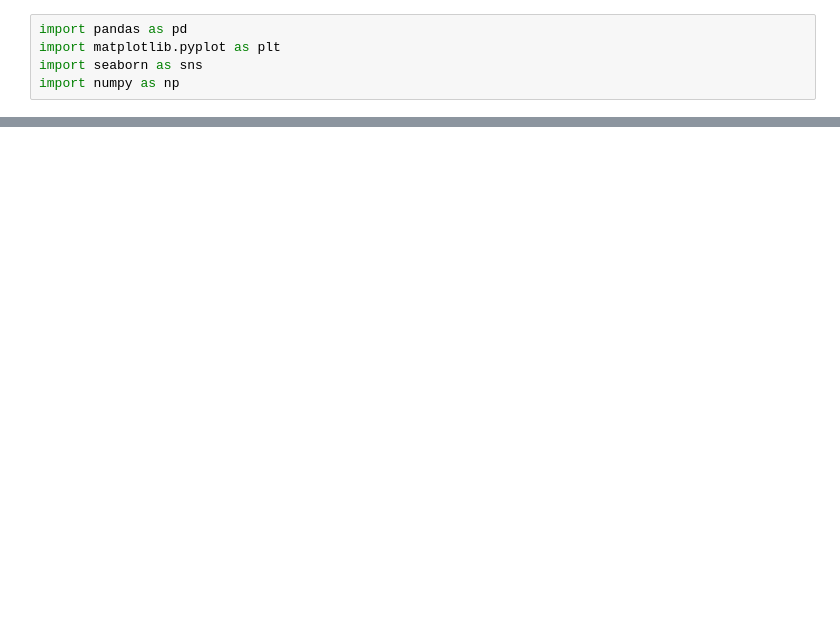
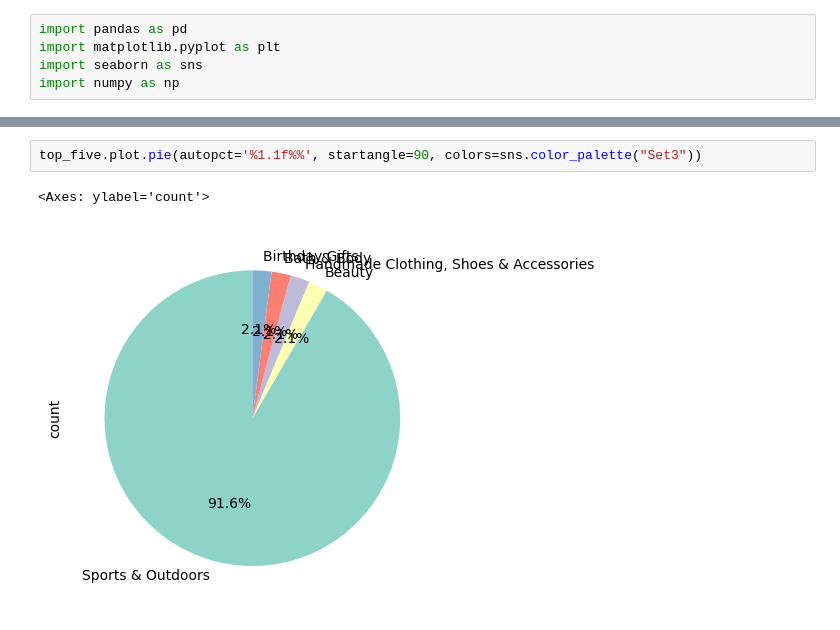
Before and after one commit to Gloria-1306/lab-eda-univariate, a Jupyter notebook: lab-eda_unvariate.ipynb, the cells around one changed output, grey strips where cells are left out. Drawn from its saved outputs; the diff is of its cells as text; blank space fills up the shorter version.

```diff
--- a/lab-eda_unvariate.ipynb
+++ b/lab-eda_unvariate.ipynb
@@ -24,0 +98,5 @@ print(df.shape)
+# %%
+top_five.plot.pie(autopct='%1.1f%%', startangle=90, colors=sns.color_palette("Set3"))
+# %% [output]
+<Axes: ylabel='count'>
+[figure, added]
```
Also changed, not shown: parts of 16 cells of this notebook.
